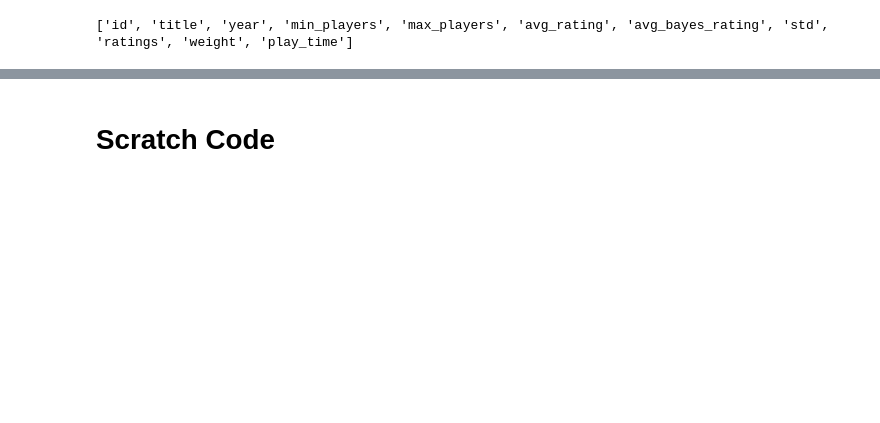
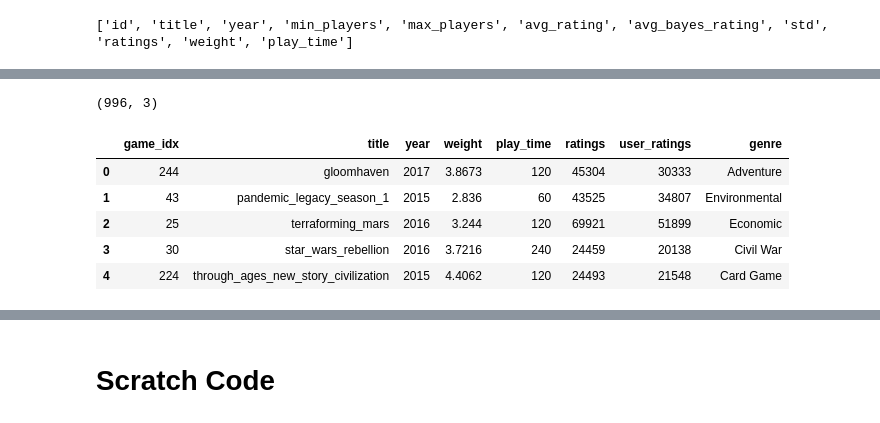
Before and after one commit to MarshallKrakauer/BGGAnalysis, a Jupyter notebook: Player Ratings.ipynb, the cells around one changed output, grey strips where cells are left out. Drawn from its saved outputs; the diff is of its cells as text; code cells hidden in the pictures; blank space fills up the shorter version.

```diff
--- a/Player Ratings.ipynb
+++ b/Player Ratings.ipynb
@@ -458,0 +525,20 @@ games[games['title'].str.contains('coup')]
+# %%
+results = cur.execute('''
+WITH inner_query AS (
+SELECT id, category, ROW_NUMBER() OVER (PARTITION BY id)  r
+
+FROM BGG_CATEGORIES)
+
+SELECT id game_id, category
+
+FROM inner_query
+
+WHERE 1=1
+    AND r = 1
+
+''')
+results = results.fetchall()
+result_li = [r for r in results]
+game_genres = pd.DataFrame(result_li, columns = ['game_id', 'genre'])
+game_genres['game_idx'] = game_genres['game_id'].apply(lambda x: game_dict[int(x)])
+game_genres.head()
@@ -458,0 +552,6 @@ games[games['title'].str.contains('coup')]
+# %%
+game_genres.shape
+# %% [output]
+(996, 3)
+# %%
+game_genres = game_genres[['genre', 'game_idx']]
@@ -458,0 +563,10 @@ games[games['title'].str.contains('coup')]
+# %%
+games = games.merge(game_genres, on = ['game_idx'], how='left')
+games.head()
+# %% [output]
+|  | game_idx | title | year | weight | play_time | ratings | user_ratings | genre |
+| 0 | 244 | gloomhaven | 2017 | 3.8673 | 120 | 45304 | 30333 | Adventure |
+| 1 | 43 | pandemic_legacy_season_1 | 2015 | 2.836 | 60 | 43525 | 34807 | Environmental |
+| 2 | 25 | terraforming_mars | 2016 | 3.244 | 120 | 69921 | 51899 | Economic |
+| 3 | 30 | star_wars_rebellion | 2016 | 3.7216 | 240 | 24459 | 20138 | Civil War |
+| 4 | 224 | through_ages_new_story_civilization | 2015 | 4.4062 | 120 | 24493 | 21548 | Card Game |
```
Also changed, not shown: parts of 24 cells of this notebook.
